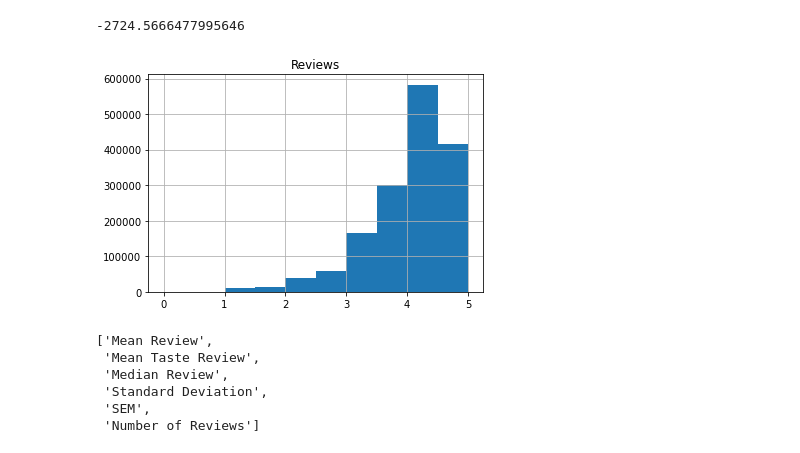
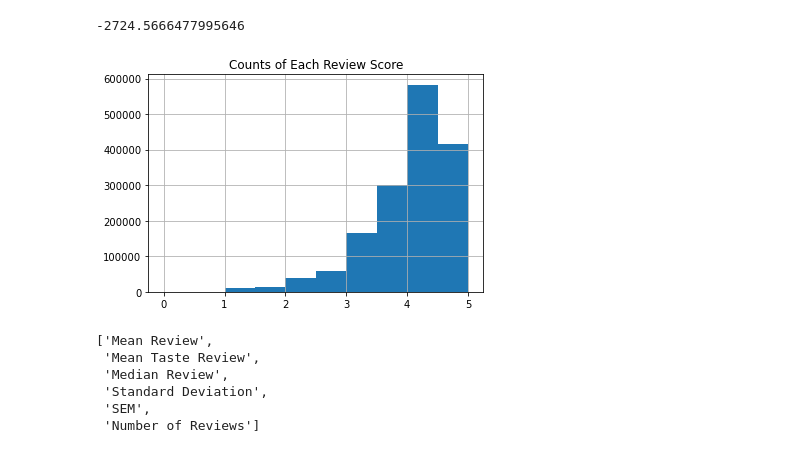
Before and after one commit to corrionk/Final_Project, a Jupyter notebook: Chelsea's Graphs.ipynb, the cells around one changed output. Drawn from its saved outputs; the diff is of its cells as text; code cells hidden in the pictures.

Commit message:
graph updates

```diff
--- a/Chelsea's Graphs.ipynb
+++ b/Chelsea's Graphs.ipynb
@@ -220,11 +220,12 @@ meancounts - 2*meancountsstd
 # %%
 #histogram of the number of reviews for each review score
 allreviews = data['review_overall']
-countsdf = pd.DataFrame({"Reviews": allreviews})
+countsdf = pd.DataFrame({"Counts of Each Review Score": allreviews})
 countsdf.hist()
-pyplot.show()
+# pyplot.show()
+fig.savefig("CountsofEachReviewCategory.png",bbox_inches='tight', facecolor='w')
 # %% [output]
-[figure, old version]
+[figure, new version]
 # %%
 # brew['Index']= brew.reset_index()
 # brew.head()
```
Also changed, not shown: parts of 1 cell of this notebook.
